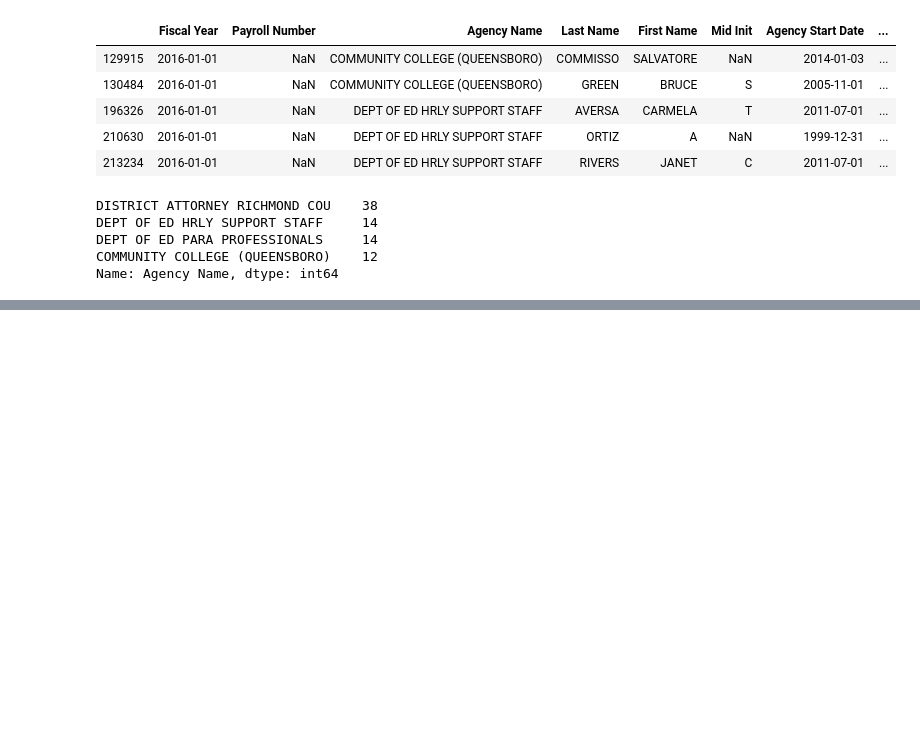
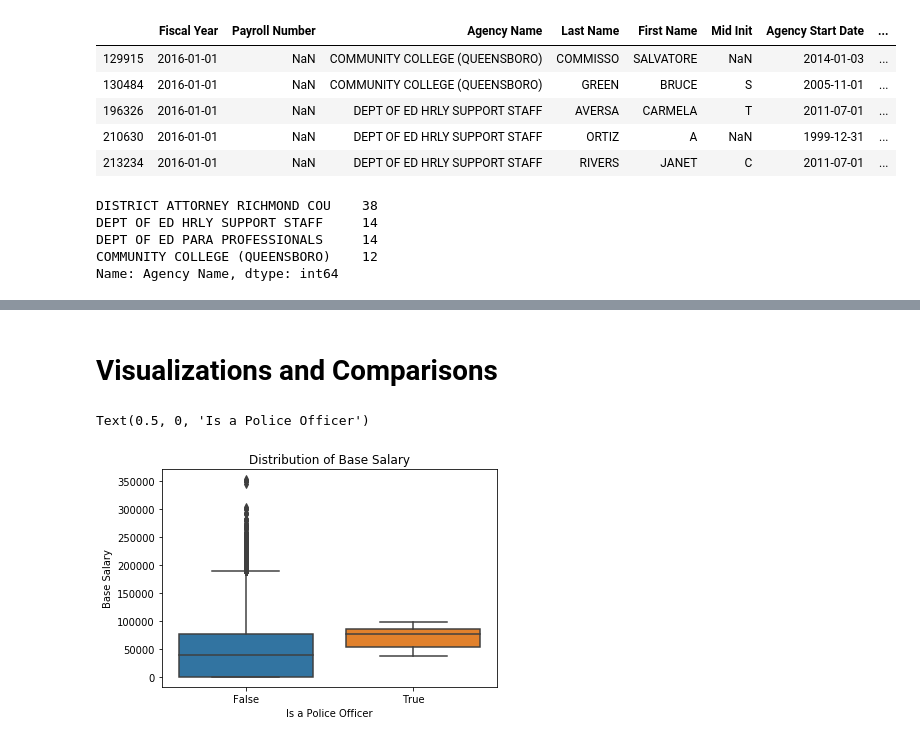
Before and after one commit to mitchell-jones/ny-police-data, a Jupyter notebook: NY Public Record Data Exploration 2016 - 2019.ipynb, the cells around one changed output, grey strips where cells are left out. Saved outputs shown, nothing was run; the diff lists cells and outputs as text; code cells hidden in the pictures; blank space fills up the shorter version.

```diff
--- a/NY Public Record Data Exploration 2016 - 2019.ipynb
+++ b/NY Public Record Data Exploration 2016 - 2019.ipynb
@@ -221 +225,7 @@ Name: Agency Name, dtype: int64
 All Police Officers belong to the Police Department but not all Police Department Employees are Police Officers
+# %%
+# Lets Capitalize All Agency Names and Title Descriptions for Normalization
+payroll['Agency Name'] = payroll['Agency Name'].str.upper()
+payroll['Title Description'] = payroll['Title Description'].str.upper()
+# %%
+payroll['Is_Police_Officer'] = payroll['Title Description'] == 'POLICE OFFICER'
@@ -221,0 +249,10 @@ All Police Officers belong to the Police Department but not all Police Departmen
+# %% [markdown]
+# Visualizations and Comparisons
+# %%
+# How does the distribution of Base Salary differ between Police and Non-Police?
+sns.boxplot(x = 'Is_Police_Officer', y = 'Base Salary', data = payroll)
+plt.title('Distribution of Base Salary')
+plt.xlabel('Is a Police Officer')
+# %% [output]
+Text(0.5, 0, 'Is a Police Officer')
+[figure, added]
```
Also changed, not shown: parts of 8 cells of this notebook.
